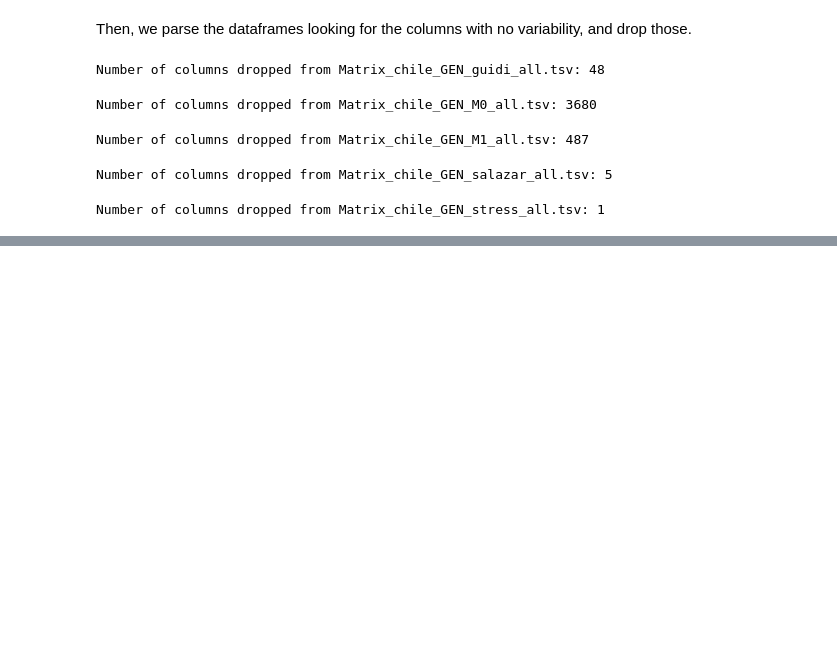
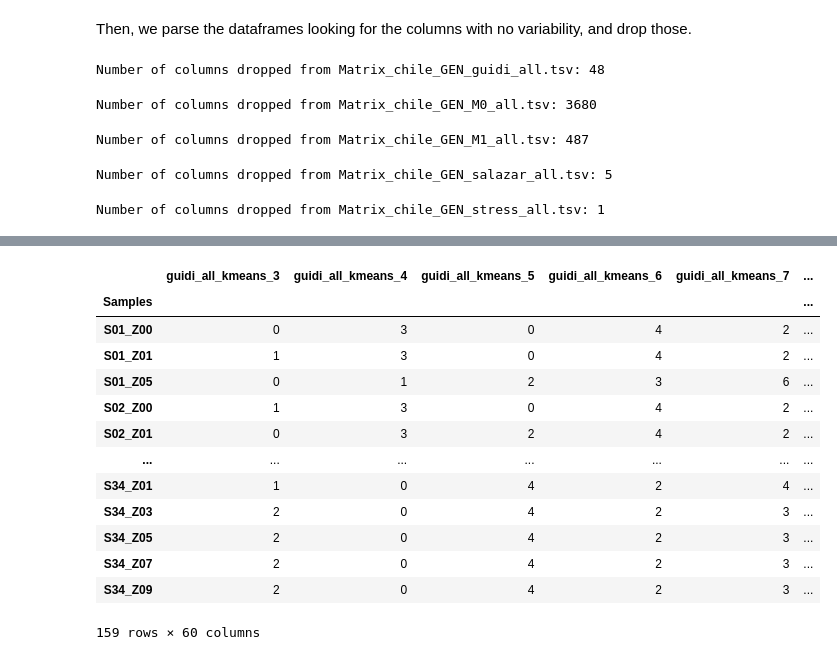
Before and after one commit to Jotapeishh/tara_satellite_genomic, a Jupyter notebook: 02_codes/exp_XGBoost_testing.ipynb, the cells around one changed output, grey strips where cells are left out. Cells and saved outputs as stored; diff of their text form; code cells hidden in the pictures; blank space fills up the shorter version.

```diff
--- a/02_codes/exp_XGBoost_testing.ipynb
+++ b/02_codes/exp_XGBoost_testing.ipynb
@@ -948,0 +1079,17 @@ ordered = df.nunique().sort_values().copy(deep = True)
+# %%
+combined_clustering_results
+# %% [output]
+|  | guidi_all_kmeans_3 | guidi_all_kmeans_4 | guidi_all_kmeans_5 | guidi_all_kmeans_6 | guidi_all_kmeans_7 | ... |
+| Samples |  |  |  |  |  | ... |
+| S01_Z00 | 0 | 3 | 0 | 4 | 2 | ... |
+| S01_Z01 | 1 | 3 | 0 | 4 | 2 | ... |
+| S01_Z05 | 0 | 1 | 2 | 3 | 6 | ... |
+| S02_Z00 | 1 | 3 | 0 | 4 | 2 | ... |
+| S02_Z01 | 0 | 3 | 2 | 4 | 2 | ... |
+| ... | ... | ... | ... | ... | ... | ... |
+| S34_Z01 | 1 | 0 | 4 | 2 | 4 | ... |
+| S34_Z03 | 2 | 0 | 4 | 2 | 3 | ... |
+| S34_Z05 | 2 | 0 | 4 | 2 | 3 | ... |
+| S34_Z07 | 2 | 0 | 4 | 2 | 3 | ... |
+| S34_Z09 | 2 | 0 | 4 | 2 | 3 | ... |
+159 rows × 60 columns
```
Also changed, not shown: parts of 11 cells of this notebook.
